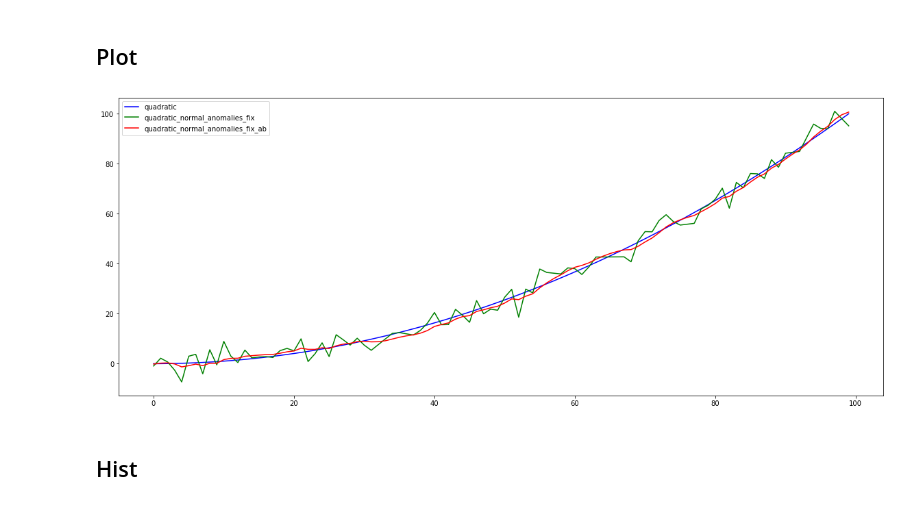
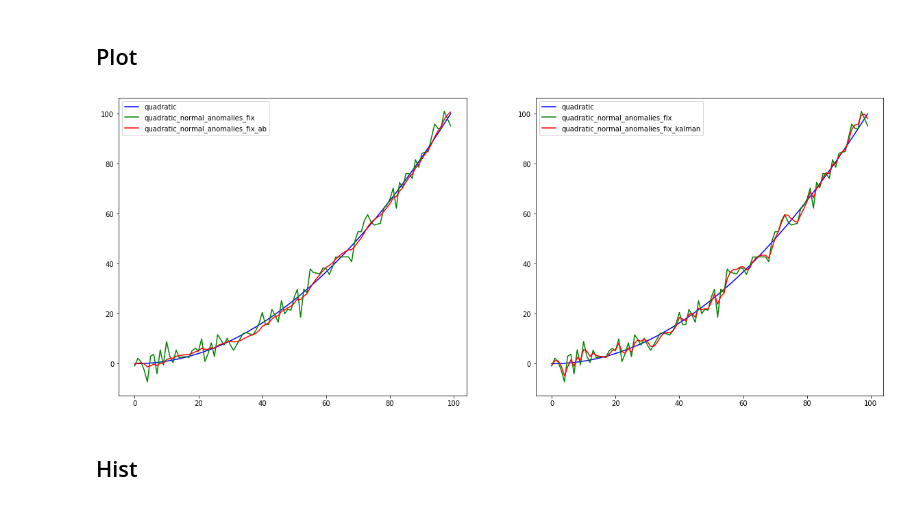
Before and after one commit to FreeLike76/KpiDataScience, a Jupyter notebook: Lab3/ds3_main.ipynb, the cells around one changed output. Cells and saved outputs as stored; diff of their text form; code cells hidden in the pictures.

Commit message:
Lab 3 done, added Kalman filter, plots and hist.

```diff
--- a/Lab3/ds3_main.ipynb
+++ b/Lab3/ds3_main.ipynb
@@ -144,7 +146,7 @@ def fix_anomalies(data, anomaly_index):
 # %%
 def alpha_beta(data, init_x=0, init_x_der=0.1, alpha=0.1, beta=0.1, t=1):
     # history
-    history = {"prediction":[], "measurment":[], "estimation":[]}
+    history = {"prediction":[], "measurement":[], "estimation":[]}
     # initial conditions
     x = init_x
     x_der = init_x_der
@@ -158,6 +160,6 @@ def alpha_beta(data, init_x=0, init_x_der=0.1, alpha=0.1, beta=0.1, t=1):
         x_der = x_der_pred + beta * ((data[i] - x_pred) / t)
         # history
         history["prediction"].append(x_pred)
-        history["measurment"].append(data[i])
+        history["measurement"].append(data[i])
         history["estimation"].append(x)
     return history
@@ -325,0 +364,16 @@ After: 1.3889655557170903
+# %%
+# filter
+hist = kalman_filter(data["quadratic_normal_anomalies_fix"], init_pos=0, init_vel=0, noise_P=1, noise_R=1, noise_Q=0.1, t=1)
+# save
+data["quadratic_normal_anomalies_fix_kalman"] = hist["estimation"].copy()
+# print
+print("Mean Square Error")
+print("Before:", mse(data["quadratic"], data["quadratic_normal_anomalies_fix"]))
+print("After:", mse(data["quadratic"], data["quadratic_normal_anomalies_fix_kalman"]))
+# plot
+plt.plot(data["quadratic"], label="true")
+plt.plot(hist["prediction"], label="predicted")
+plt.plot(hist["measurement"], label="measurement")
+plt.plot(hist["estimation"], label="estimation")
+plt.legend()
+plt.show()
@@ -341,12 +400,19 @@ describe_all(data, "quadratic")
 # %% [markdown]
 ## Plot
 # %%
-plt.plot(data["quadratic"], label="quadratic", c="blue")
-plt.plot(data["quadratic_normal_anomalies_fix"], label="quadratic_normal_anomalies_fix", c="green")
-plt.plot(data["quadratic_normal_anomalies_fix_ab"], label="quadratic_normal_anomalies_fix_ab", c="red")
-plt.legend()
+fig, axes = plt.subplots(1,2)
+
+axes[0].plot(data["quadratic"], label="quadratic", c="blue")
+axes[0].plot(data["quadratic_normal_anomalies_fix"], label="quadratic_normal_anomalies_fix", c="green")
+axes[0].plot(data["quadratic_normal_anomalies_fix_ab"], label="quadratic_normal_anomalies_fix_ab", c="red")
+axes[0].legend()
+
+axes[1].plot(data["quadratic"], label="quadratic", c="blue")
+axes[1].plot(data["quadratic_normal_anomalies_fix"], label="quadratic_normal_anomalies_fix", c="green")
+axes[1].plot(data["quadratic_normal_anomalies_fix_kalman"], label="quadratic_normal_anomalies_fix_kalman", c="red")
+axes[1].legend()
 plt.show()
 # %% [output]
-[figure, old version]
+[figure, new version]
 # %% [markdown]
 ## Hist
```
Also changed, not shown: parts of 9 cells of this notebook.
